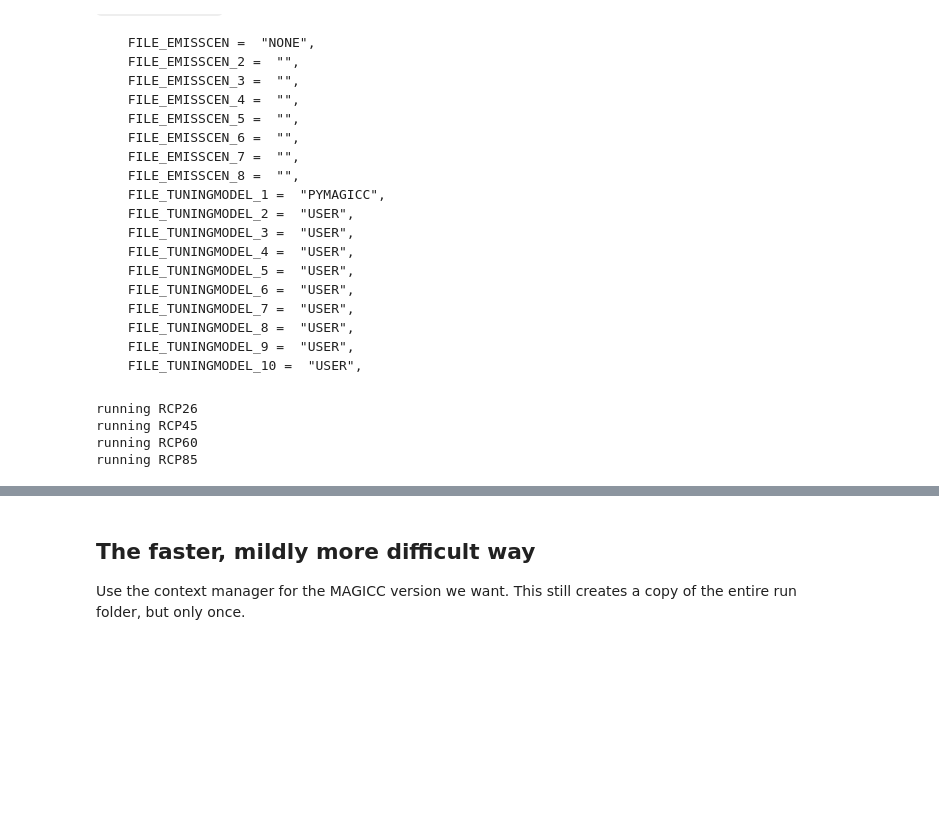
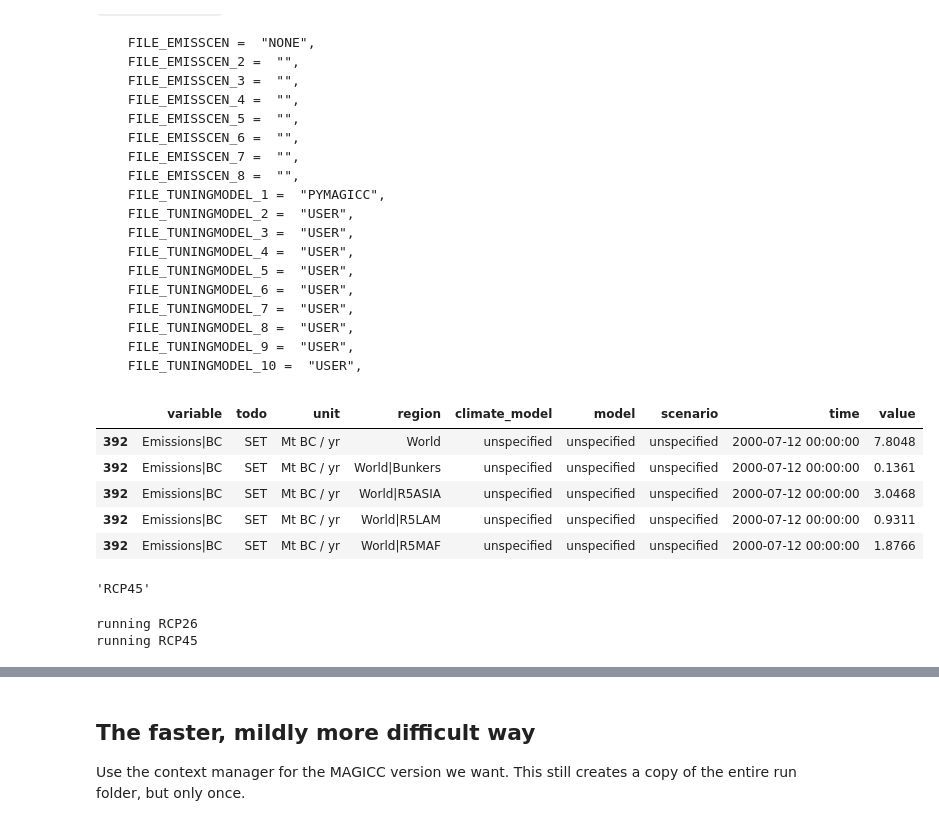
Before and after one commit to openscm/pymagicc, a Jupyter notebook: notebooks/MAGICC7.ipynb, the cells around one changed output, grey strips where cells are left out. Saved outputs shown, nothing was run; the diff lists cells and outputs as text; code cells hidden in the pictures; blank space fills up the shorter version.

````diff
--- a/notebooks/MAGICC7.ipynb
+++ b/notebooks/MAGICC7.ipynb
@@ -63,17 +63,31 @@ A few common issues when using your own setup are:
   FILE_TUNINGMODEL_9 =  "USER",
   FILE_TUNINGMODEL_10 =  "USER",
 ```
+# %%
+scen.head()
+# %% [output]
+|  | variable | todo | unit | region | climate_model | model | scenario | time | value |
+| 392 | Emissions|BC | SET | Mt BC / yr | World | unspecified | unspecified | unspecified | 2000-07-12 00:00:00 | 7.8048 |
+| 392 | Emissions|BC | SET | Mt BC / yr | World|Bunkers | unspecified | unspecified | unspecified | 2000-07-12 00:00:00 | 0.1361 |
+| 392 | Emissions|BC | SET | Mt BC / yr | World|R5ASIA | unspecified | unspecified | unspecified | 2000-07-12 00:00:00 | 3.0468 |
+| 392 | Emissions|BC | SET | Mt BC / yr | World|R5LAM | unspecified | unspecified | unspecified | 2000-07-12 00:00:00 | 0.9311 |
+| 392 | Emissions|BC | SET | Mt BC / yr | World|R5MAF | unspecified | unspecified | unspecified | 2000-07-12 00:00:00 | 1.8766 |
+# %%
+name
+# %% [output]
+'RCP45'
 # %%
-del results
+try:
+    del results
+except NameError:
+    pass
 for name, scen in scenarios.items():
     print("running {}".format(name))
+    scen = MAGICCData(scen.data, scenario=name)
     scen_results = pymagicc.run(scen, magicc_version=7)
-    scen_results.data.loc[:, "scenario"] = name
     try:
-        results.data = pd.concat([
-            results.data,
-            scen_results.data
-        ])
+        results.append(scen_results)
+        break
     except NameError:
         results = scen_results
 #     surface_temp = results.filter(
@@ -99,6 +113,4 @@ for name, scen in scenarios.items():
 # %% [output]
 running RCP26
 running RCP45
-running RCP60
-running RCP85
 # %%
````
Also changed, not shown: parts of 6 cells of this notebook, 1 other file.
